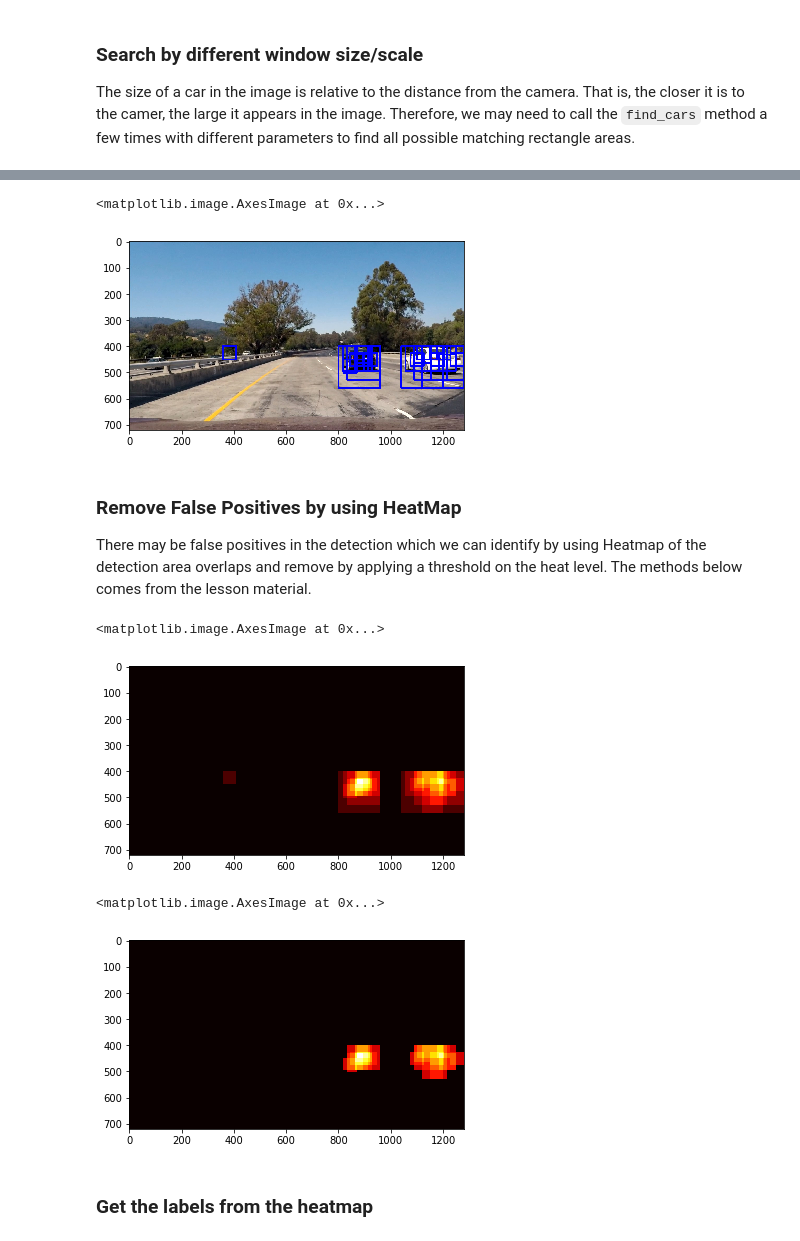
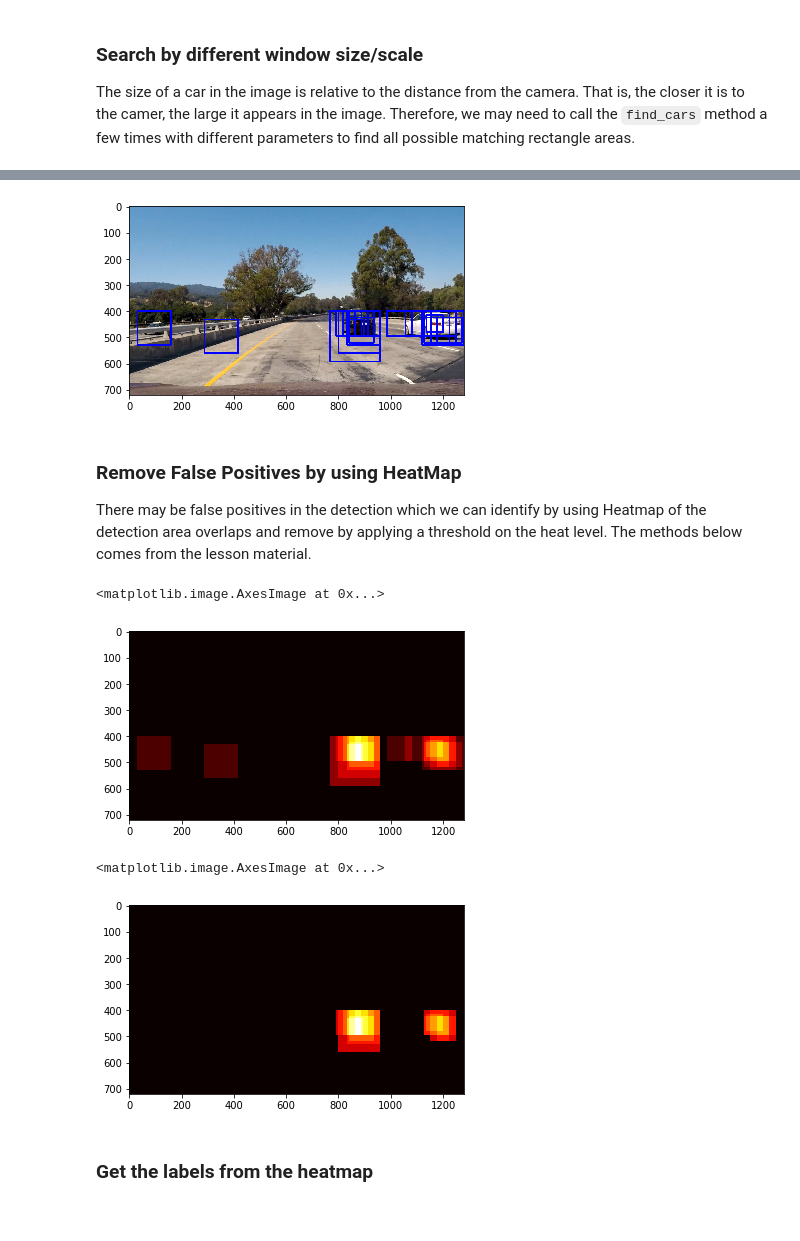
Before and after one commit to jingz8804/CarND-Vehicle-Detection, a Jupyter notebook: project-vechicle-detection.ipynb, the cells around one changed output, grey strips where cells are left out. Cells and saved outputs as stored; diff of their text form; code cells hidden in the pictures.

```diff
--- a/project-vechicle-detection.ipynb
+++ b/project-vechicle-detection.ipynb
@@ -202,8 +202,8 @@ from sklearn.preprocessing import StandardScaler
 
 # Feature extraction parameters
 colorspace_hog = 'YUV' # Can be RGB, HSV, LUV, HLS, YUV, YCrCb
-orient = 11
-pix_per_cell = 16
+orient = 9
+pix_per_cell = 8
 cell_per_block = 2
 hog_channel = 'ALL' # Can be 0, 1, 2, or "ALL"
 
@@ -301,7 +299,7 @@ For these 10 labels:  [ 0.  0.  0.  0.  0.  0.  1.  0.  1.  1.]
 ### Use classifier to detect cars in an image
 The following code comes from the lesson materials but the spatial binning and scaling are commented out.
 # %%
-def convert_color2(image, cspace='YUV'):
+def convert_color2(image, cspace='HLS'):
     feature_image = np.copy(image)
     if cspace != 'RGB':
         if cspace == 'HSV':
@@ -404,8 +402,8 @@ ystart = 400
 ystop = 656
 scale = 1.5
 colorspace_hog = 'YUV' # Can be RGB, HSV, LUV, HLS, YUV, YCrCb
-orient = 11
-pix_per_cell = 16
+orient = 9
+pix_per_cell = 8
 cell_per_block = 2
 hog_channel = 'ALL' # Can be 0, 1, 2, or "ALL"
 
@@ -436,12 +432,12 @@ def draw_boxes(img, boxes):
     return draw_img
 # %%
 colorspace_hog = 'YUV' # Can be RGB, HSV, LUV, HLS, YUV, YCrCb
-orient = 11
-pix_per_cell = 16
+orient = 9
+pix_per_cell = 8
 cell_per_block = 2
 hog_channel = 'ALL' # Can be 0, 1, 2, or "ALL"
 
-scales = [0.8, 1.0, 1.5, 2, 2.5, 3, 3,5]
+scales = [1.0, 1.5, 2, 2.5, 3, 3,5]
 rects = []
 
 test_image = mpimg.imread('./test_images/test1.jpg')
@@ -462,5 +457,4 @@ plt.imshow(test_image_drawn)
-<matplotlib.image.AxesImage at 0x...>
-[figure, old version]
+[figure, new version]
 # %% [markdown]
 ### Remove False Positives by using HeatMap
 There may be false positives in the detection which we can identify by using Heatmap of the detection area overlaps and remove by applying a threshold on the heat level. The methods below comes from the lesson material.
@@ -487,14 +481,14 @@ heatmap = add_heat(heat, rectangles)
 plt.imshow(heatmap, cmap='hot')
 # %% [output]
 <matplotlib.image.AxesImage at 0x...>
-[figure, old version]
+[figure, new version]
 # %%
 # now apply a threshold
 heatmap = apply_threshold(heatmap, 2)
 plt.imshow(heatmap, cmap='hot')
 # %% [output]
 <matplotlib.image.AxesImage at 0x...>
-[figure, old version]
+[figure, new version]
 # %% [markdown]
 ### Get the labels from the heatmap
 # %%
```
Also changed, not shown: parts of 12 cells of this notebook, 12 other files.
